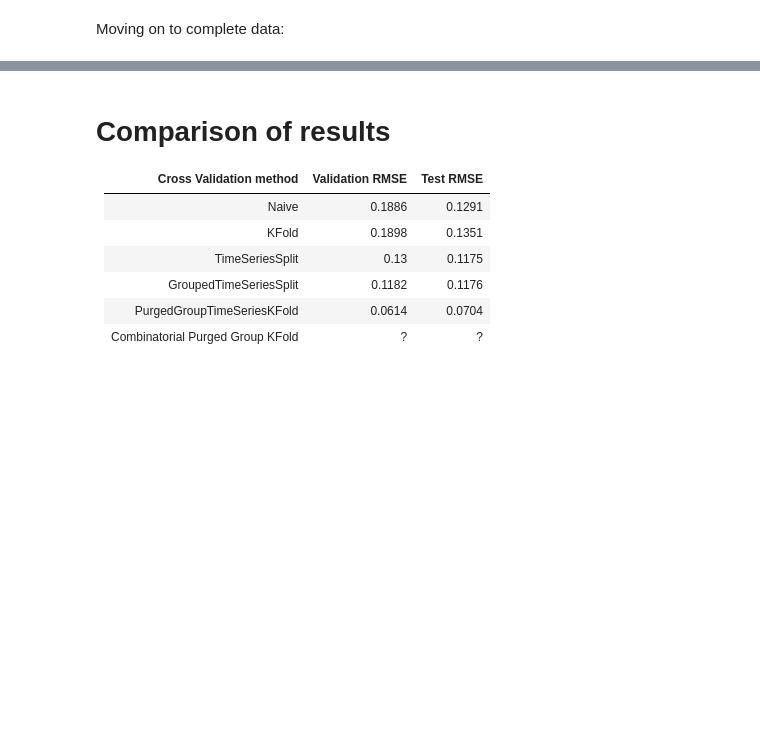
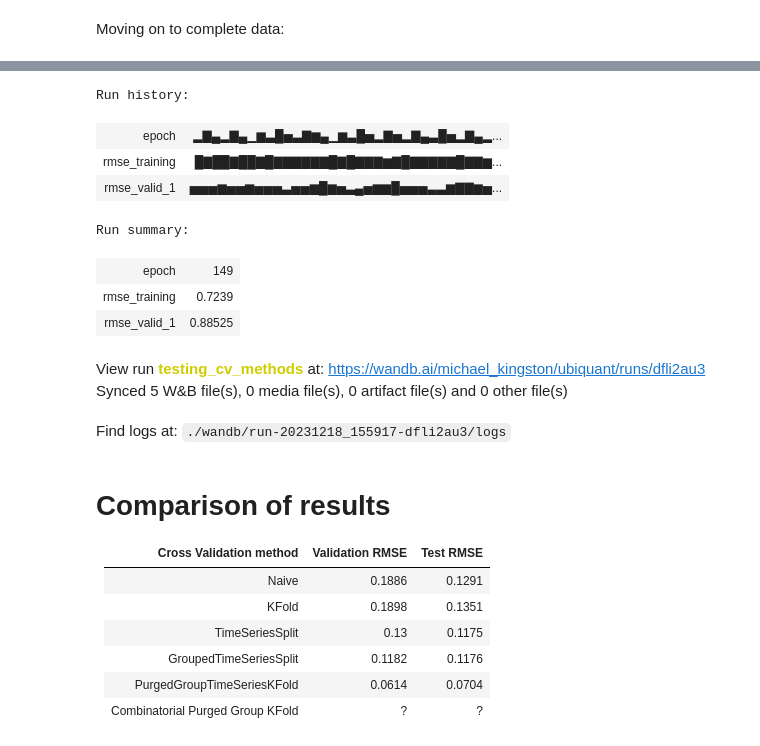
Before and after one commit to mkingopng/ubiquant, a Jupyter notebook: src/testing_different_approaches_to_cross_validation.ipynb, the cells around one changed output, grey strips where cells are left out. Saved outputs shown, nothing was run; the diff lists cells and outputs as text; code cells hidden in the pictures; blank space fills up the shorter version.

```diff
--- a/src/Testing Different approaches to cross validation.ipynb
+++ b/src/testing_different_approaches_to_cross_validation.ipynb
@@ -154,6 +173,9 @@ Wall time: 4.33 s
 lgb_parameters = {
     'objective': 'regression',
     'metric': 'rmse',
+    'device': 'gpu',
+    'gpu_platform_id': 0,
+    'gpu_device_id': 0,
     'force_col_wise': True,
     'num_iterations': Config.nof_trees,
     'num_leaves': 32,
@@ -161,6 +183,8 @@ lgb_parameters = {
     'subsample': 0.8,
     'colsample_bytree': 0.6
 }
+# %%
+wandb.config.update(lgb_parameters)
 # %% [markdown]
 # 1) naive random split
 First validation setup is a random split - for obvious reasons we do not expect success, but it is useful to keep as a reference / baseline:
@@ -1008,0 +1484,3 @@ for (ii, (id0, id1)) in enumerate(kfold.split(xtrain, groups = pd.DataFrame(time
+# %%
+wandb.finish()
+# %% [output]
@@ -1009,3 +1488,14 @@ for (ii, (id0, id1)) in enumerate(kfold.split(xtrain, groups = pd.DataFrame(time
+Run history:
+| epoch | ▂▇▄▂▇▄▁▆▃█▅▃▇▆▄▁▆▃█▅▂▇▅▂▇▄▃█▅▂▇▄▂... |
+| rmse_training | █▇██▇██▇█▇▇▇▇▇▇█▇█▇▇▇▆▇█▇▇▇▇▇█▇▇▆... |
+| rmse_valid_1 | ▅▅▅▆▅▅▆▅▅▅▃▅▅▆█▆▅▃▄▅▆▆█▅▅▅▃▃▆▇▇▆▅... |
+Run summary:
+| epoch | 149 |
+| rmse_training | 0.7239 |
+| rmse_valid_1 | 0.88525 |
+View run testing_cv_methods at: https://wandb.ai/michael_kingston/ubiquant/runs/dfli2au3
+Synced 5 W&B file(s), 0 media file(s), 0 artifact file(s) and 0 other file(s)
+Find logs at: ./wandb/run-20231218_155917-dfli2au3/logs
 # %% [markdown]
 # Comparison of results
 
```
Also changed, not shown: parts of 37 cells of this notebook, 2 other files.
